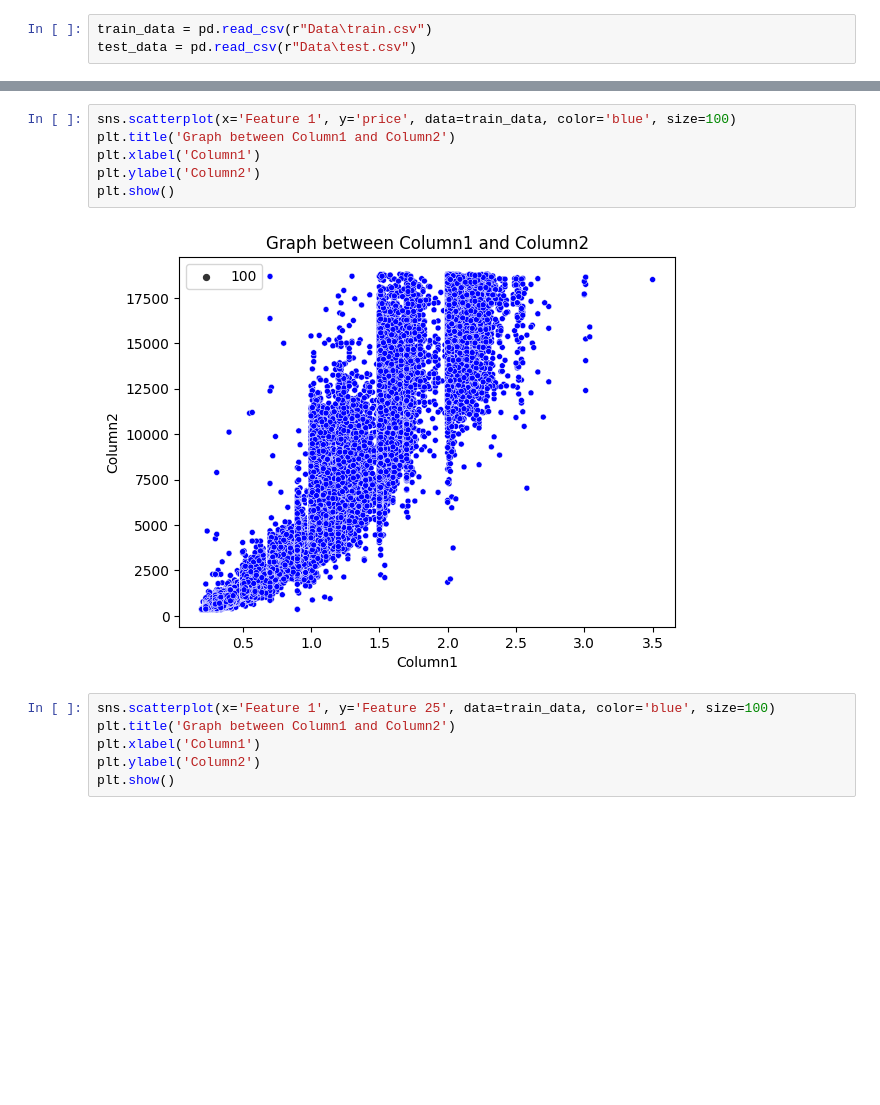
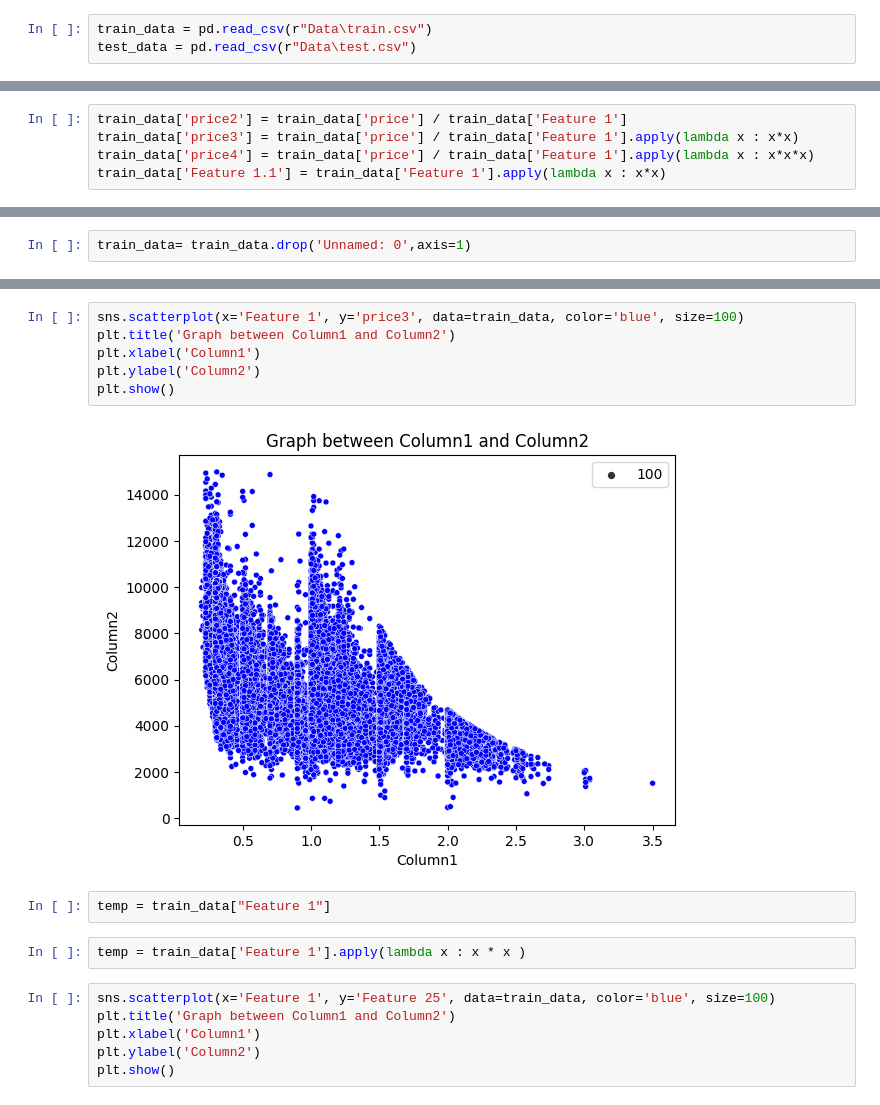
Before and after one commit to harshpoddar03/kaggle_techweek, a Jupyter notebook: 1_EDA.ipynb, the cells around one changed output, grey strips where cells are left out. Saved outputs shown, nothing was run; the diff lists cells and outputs as text; blank space fills up the shorter version.

Commit message:
EDA price3

```diff
--- a/1_EDA.ipynb
+++ b/1_EDA.ipynb
@@ -43,0 +15,5 @@ train_data.describe()
+# %%
+train_data['price2'] = train_data['price'] / train_data['Feature 1']
+train_data['price3'] = train_data['price'] / train_data['Feature 1'].apply(lambda x : x*x)
+train_data['price4'] = train_data['price'] / train_data['Feature 1'].apply(lambda x : x*x*x)
+train_data['Feature 1.1'] = train_data['Feature 1'].apply(lambda x : x*x)
@@ -43,0 +50,2 @@ train_data.describe()
+# %%
+train_data= train_data.drop('Unnamed: 0',axis=1)
@@ -48,11 +75,15 @@ dataplot = sns.heatmap(train_data.corr(), cmap="YlGnBu")
 # %%
-sns.scatterplot(x='Feature 1', y='price', data=train_data, color='blue', size=100)
+sns.scatterplot(x='Feature 1', y='price3', data=train_data, color='blue', size=100)
 plt.title('Graph between Column1 and Column2')
 plt.xlabel('Column1')
 plt.ylabel('Column2')
 plt.show()
 # %% [output]
-[figure, old version]
+[figure, new version]
+# %%
+temp = train_data["Feature 1"]
+# %%
+temp = train_data['Feature 1'].apply(lambda x : x * x )
 # %%
 sns.scatterplot(x='Feature 1', y='Feature 25', data=train_data, color='blue', size=100)
 plt.title('Graph between Column1 and Column2')
```
Also changed, not shown: parts of 12 cells of this notebook, 1 other file.
